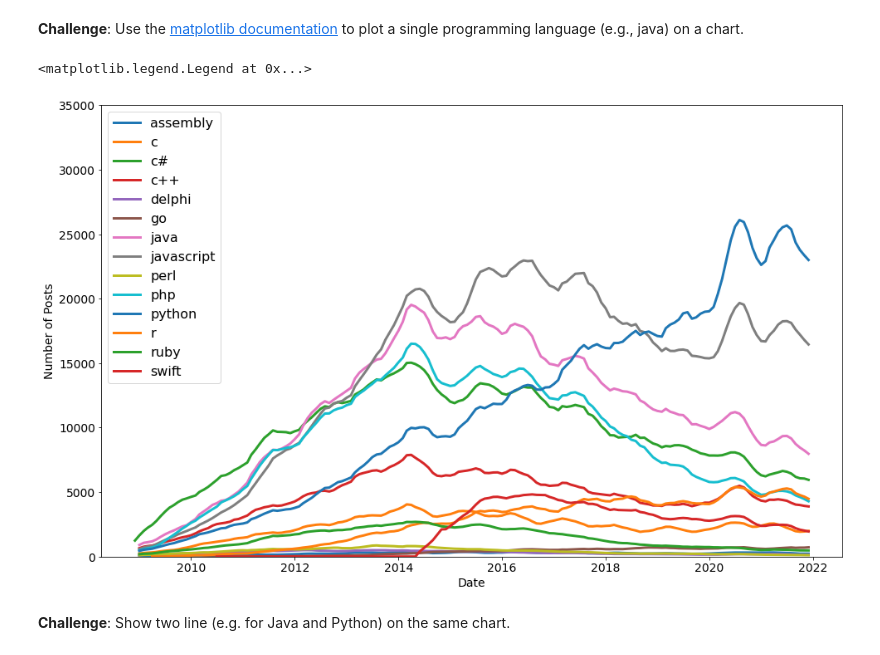
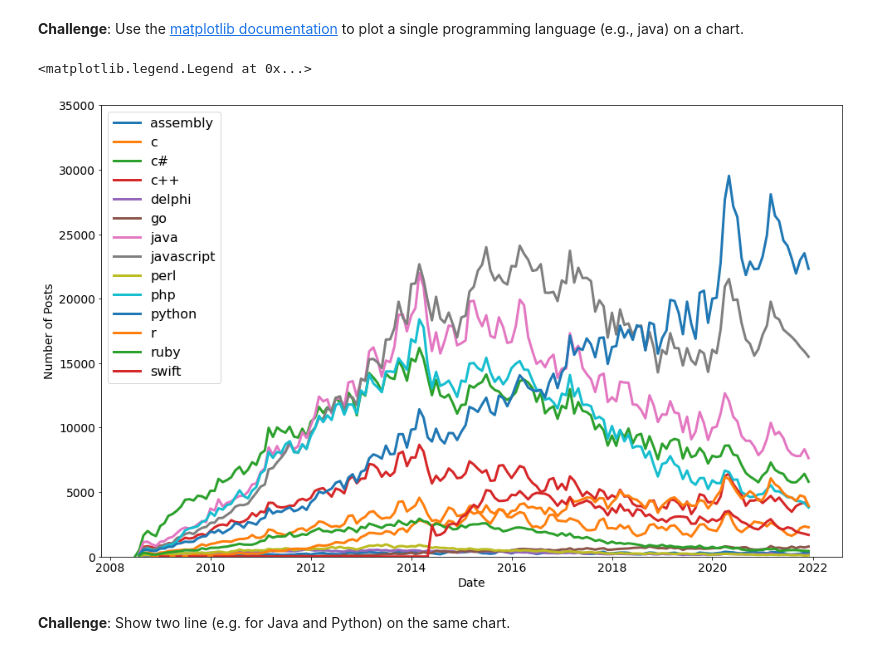
Before and after one commit to brylimz/analyse-popularity-programming-languages-over-time, a Jupyter notebook: programming_languages.ipynb, the cells around one changed output. Saved outputs shown, nothing was run; the diff lists cells and outputs as text; code cells hidden in the pictures.

```diff
--- a/programming_languages.ipynb
+++ b/programming_languages.ipynb
@@ -142,31 +142,26 @@ m
 # %% [markdown]
 **Challenge**: Use the [matplotlib documentation](https://matplotlib.org/3.2.1/api/_as_gen/matplotlib.pyplot.plot.html#matplotlib.pyplot.plot) to plot a single programming language (e.g., java) on a chart.
 # %%
-import pandas as pd
 import matplotlib.pyplot as plt
 
-roll_df = reshaped_df.rolling(window=6). mean()
 plt.figure(figsize=(16,10))
 plt.xticks(fontsize=14)
 plt.yticks(fontsize=14)
 plt.xlabel('Date', fontsize=14)
 plt.ylabel('Number of Posts', fontsize=14)
 plt.ylim(0, 35000)
 #
 # plt.plot(reshaped_df.index, reshaped_df.java, reshaped_df.python)
-# for column in reshaped_df.columns:
-#     plt.plot(reshaped_df.index, reshaped_df[column],
-#              linewidth=3, label=reshaped_df[column].name)
+for column in reshaped_df.columns:
+    plt.plot(reshaped_df.index, reshaped_df[column],
+             linewidth=3, label=reshaped_df[column].name)
 
-for column in roll_df.columns:
-    plt.plot(roll_df.index, roll_df[column],
-             linewidth=3, label=roll_df[column].name)
 
 
 plt.legend(fontsize=16)
 # %% [output]
 <matplotlib.legend.Legend at 0x...>
-[figure, old version]
+[figure, new version]
 # %% [markdown]
 **Challenge**: Show two line (e.g. for Java and Python) on the same chart.
 # %% [markdown]
```
Also changed, not shown: parts of 1 cell of this notebook.
